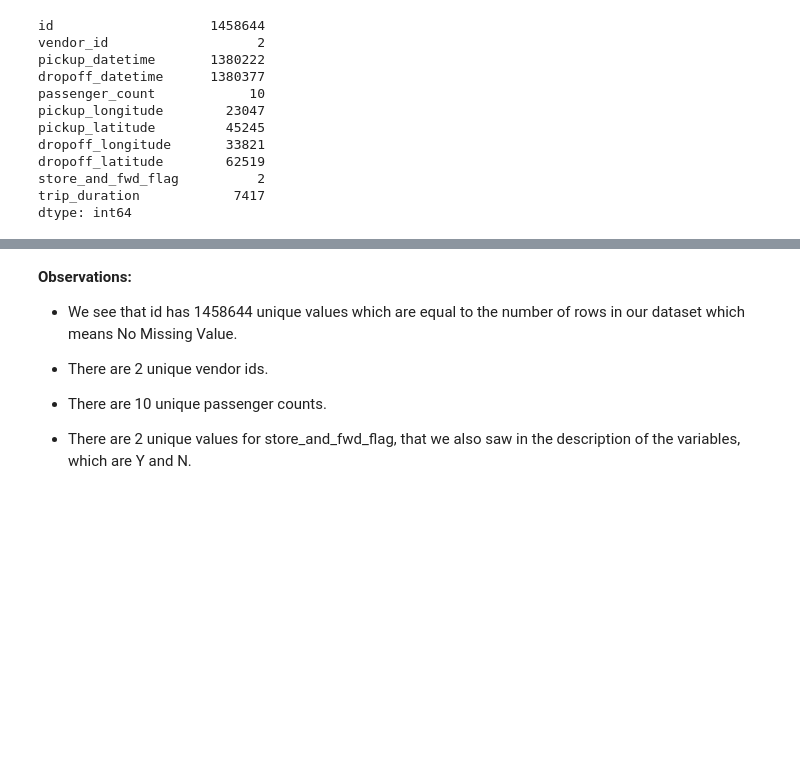
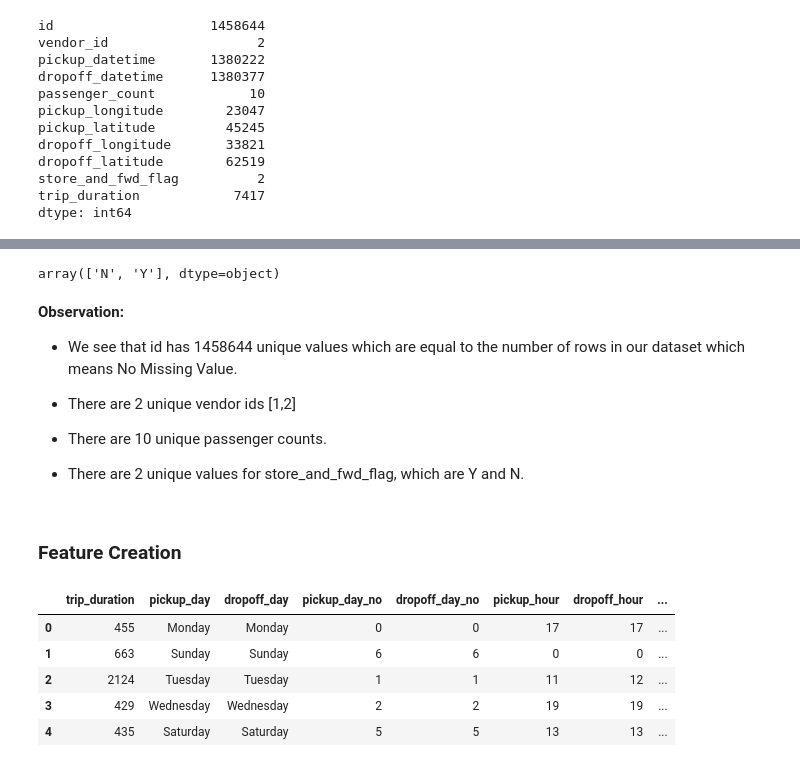
Before and after one commit to amitkr6342/AlmaBetter--NYC-Taxi-Trip-Time-Prediction--Regression-Project, a Jupyter notebook: NYC_Taxi_Trip_Time_Prediction.ipynb, the cells around one changed output, grey strips where cells are left out. Cells and saved outputs as stored; diff of their text form; code cells hidden in the pictures; blank space fills up the shorter version.

```diff
--- a/NYC_Taxi_Trip_Time_Prediction.ipynb
+++ b/NYC_Taxi_Trip_Time_Prediction.ipynb
@@ -131,10 +175,57 @@ dtype: int64
+# %%
+# checking unique values in store_and_fwd_flag column
+df.store_and_fwd_flag.unique()
+# %% [output]
+array(['N', 'Y'], dtype=object)
 # %% [markdown]
-**Observations:**
+**Observation:**
 
 * We see that id has 1458644 unique values which are equal to the number of rows in our dataset which means No Missing Value.
 
-* There are 2 unique vendor ids.
+* There are 2 unique vendor ids [1,2]
 
 * There are 10 unique passenger counts.
 
-* There are 2 unique values for store_and_fwd_flag, that we also saw in the description of the variables, which are Y and N.
+* There are 2 unique values for store_and_fwd_flag, which are Y and N.
+# %% [markdown]
+### **Feature Creation**
+# %%
+# pickup_datetime and dropoff_datetime were both of type object.
+# We can convert it to datetime.
+
+df['pickup_datetime']=pd.to_datetime(df['pickup_datetime'])
+df['dropoff_datetime']=pd.to_datetime(df['dropoff_datetime'])
+# %%
+# we will extract and create new features from this datetime features.
+
+# Extracting day of the week, Monday=0 and Sunday=6
+df['pickup_day']=df['pickup_datetime'].dt.day_name()
+df['dropoff_day']=df['dropoff_datetime'].dt.day_name()
+
+# Extracting day of the weekday
+df['pickup_day_no']=df['pickup_datetime'].dt.weekday
+df['dropoff_day_no']=df['dropoff_datetime'].dt.weekday
+
+# Extracting hour of the day in the 24-hour format
+df['pickup_hour']=df['pickup_datetime'].dt.hour
+df['dropoff_hour']=df['dropoff_datetime'].dt.hour
+
+# Extracting minutes of the hour
+df['pickup_min']=df['pickup_datetime'].dt.minute
+df['dropoff_min']=df['dropoff_datetime'].dt.minute
+
+
+# Extracting month number with January=1 and December=12
+df['pickup_month']=df['pickup_datetime'].dt.month
+df['dropoff_month']=df['dropoff_datetime'].dt.month
+# %%
+# checking what changes have happened in dataset by adding more columns to it
+# code to check column from column number 10 to last positions
+df.iloc[:,10:].head()
+# %% [output]
+|  | trip_duration | pickup_day | dropoff_day | pickup_day_no | dropoff_day_no | pickup_hour | dropoff_hour | ... |
+| 0 | 455 | Monday | Monday | 0 | 0 | 17 | 17 | ... |
+| 1 | 663 | Sunday | Sunday | 6 | 6 | 0 | 0 | ... |
+| 2 | 2124 | Tuesday | Tuesday | 1 | 1 | 11 | 12 | ... |
+| 3 | 429 | Wednesday | Wednesday | 2 | 2 | 19 | 19 | ... |
+| 4 | 435 | Saturday | Saturday | 5 | 5 | 13 | 13 | ... |
```
Also changed, not shown: parts of 9 cells of this notebook.
